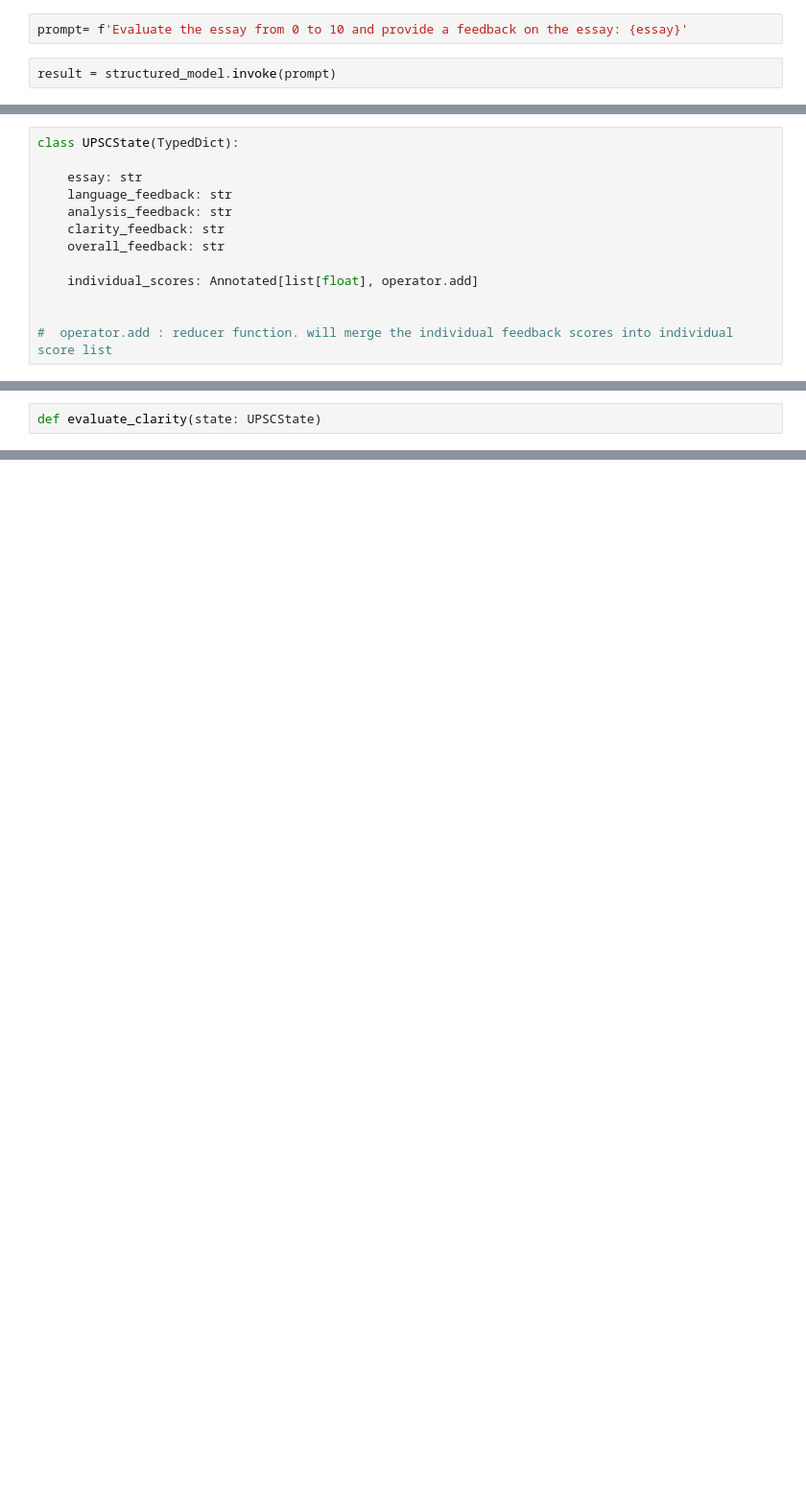
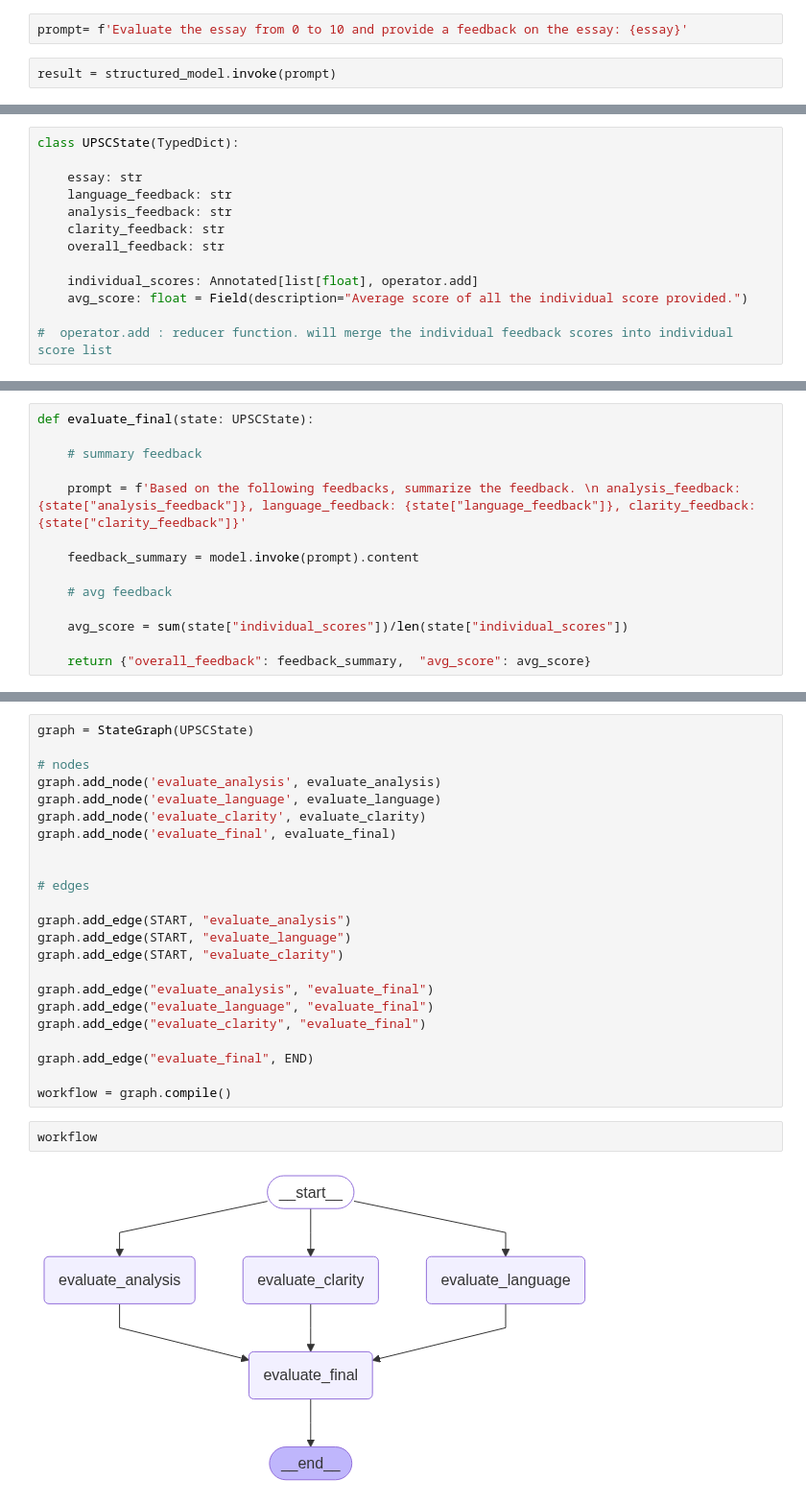
Before and after one commit to jatinb92/langGraph, a Jupyter notebook: langgraph-parallel-workflow.ipynb, the cells around one changed output, grey strips where cells are left out. Shown at 96% size. Saved outputs shown, nothing was run; the diff lists cells and outputs as text; blank space fills up the shorter version.

Commit message:
Kaggle Notebook | LangGraph - Parallel Workflow

```diff
--- a/langgraph-parallel-workflow.ipynb
+++ b/langgraph-parallel-workflow.ipynb
@@ -150,6 +69,6 @@ class UPSCState(TypedDict):
     overall_feedback: str
 
     individual_scores: Annotated[list[float], operator.add]
-
+    avg_score: float = Field(description="Average score of all the individual score provided.")
 
 #  operator.add : reducer function. will merge the individual feedback scores into individual score list
@@ -160,2 +74,0 @@ def evaluate_language(state: UPSCState):
-# %%
-def evaluate_clarity(state: UPSCState)
@@ -170,0 +101,14 @@ NameError: name 'evaluate_analysis' is not defined
+# %%
+def evaluate_final(state: UPSCState):
+
+    # summary feedback
+
+    prompt = f'Based on the following feedbacks, summarize the feedback. \n analysis_feedback: {state["analysis_feedback"]}, language_feedback: {state["language_feedback"]}, clarity_feedback: {state["clarity_feedback"]}'
+
+    feedback_summary = model.invoke(prompt).content
+
+    # avg feedback
+
+    avg_score = sum(state["individual_scores"])/len(state["individual_scores"])
+
+    return {"overall_feedback": feedback_summary,  "avg_score": avg_score}
@@ -170,0 +117,27 @@ NameError: name 'evaluate_analysis' is not defined
+# %%
+graph = StateGraph(UPSCState)
+
+# nodes
+graph.add_node('evaluate_analysis', evaluate_analysis)
+graph.add_node('evaluate_language', evaluate_language)
+graph.add_node('evaluate_clarity', evaluate_clarity)
+graph.add_node('evaluate_final', evaluate_final)
+
+
+# edges
+
+graph.add_edge(START, "evaluate_analysis")
+graph.add_edge(START, "evaluate_language")
+graph.add_edge(START, "evaluate_clarity")
+
+graph.add_edge("evaluate_analysis", "evaluate_final")
+graph.add_edge("evaluate_language", "evaluate_final")
+graph.add_edge("evaluate_clarity", "evaluate_final")
+
+graph.add_edge("evaluate_final", END)
+
+workflow = graph.compile()
+# %%
+workflow
+# %% [output]
+[figure, added]
```
Also changed, not shown: parts of 19 cells of this notebook.
